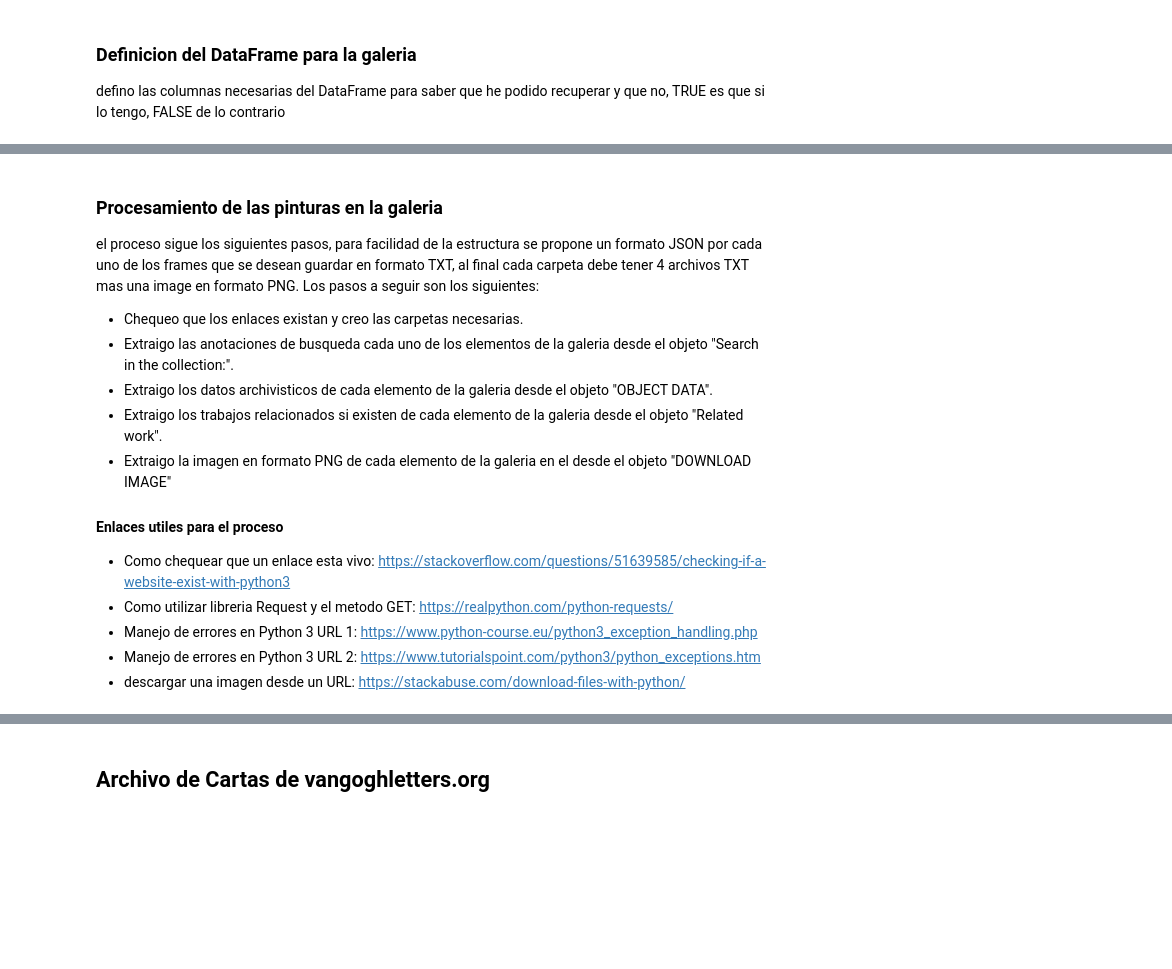
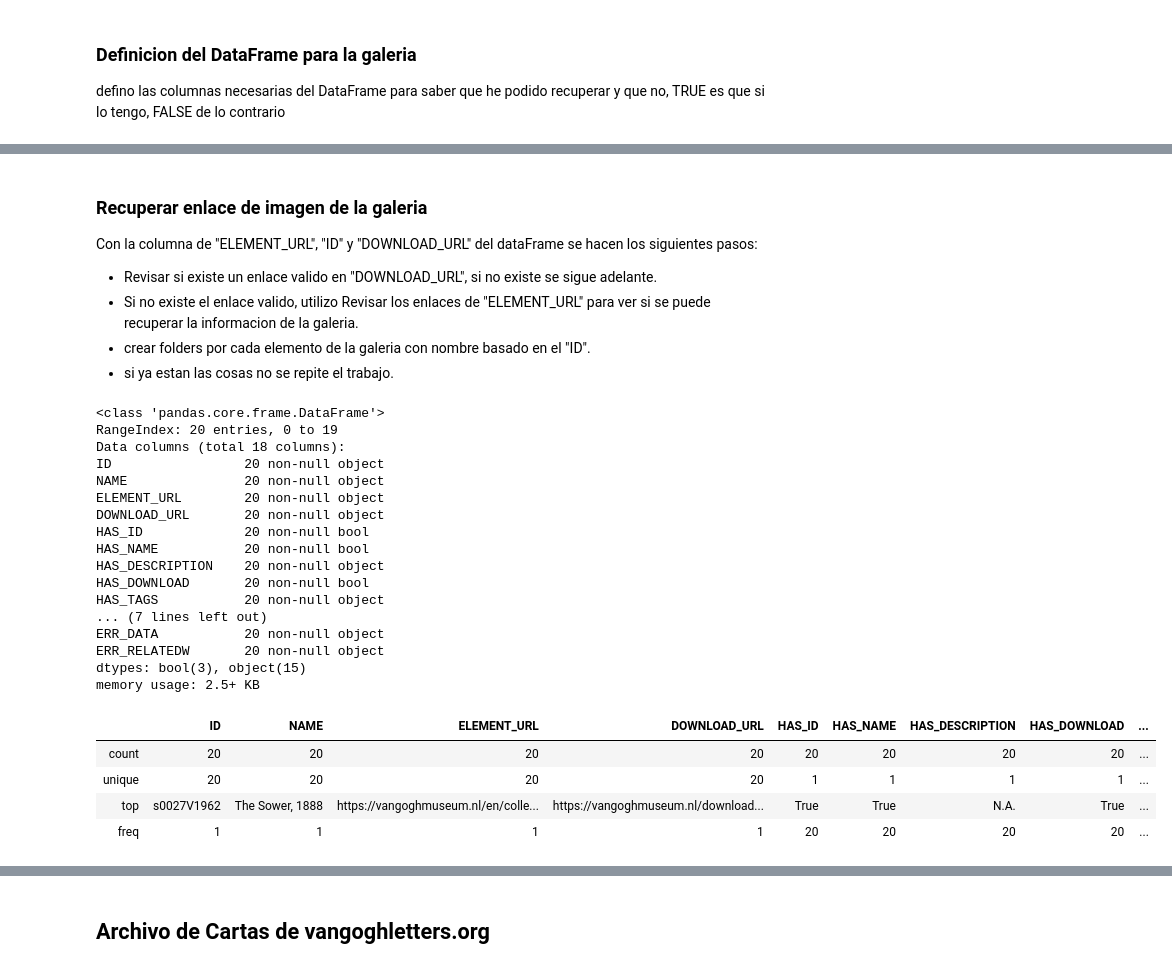
Before and after one commit to sa-artea/VVG-Letters-Scrapy, a Jupyter notebook: 01 - DataRecoveryVVG/ScrapingPinturas.ipynb, the cells around one changed output, grey strips where cells are left out. Drawn from its saved outputs; the diff is of its cells as text; code cells hidden in the pictures; blank space fills up the shorter version.

```diff
--- a/01 - DataRecoveryVVG/ScrapingPinturas.ipynb
+++ b/01 - DataRecoveryVVG/ScrapingPinturas.ipynb
@@ -238,11 +333,13 @@ if not os.path.exists(dataFolder):
 else:
 
     # sobreescribo el archivo siempre
+    # guardo los enlaces en un TXT por si acaso
     with open(os.path.join(os.getcwd(), dataFolder, galleryIndex), "w", encoding = "utf-8", errors = "ignore") as file:
         for link in links:
             file.write("%s\n" % link)
 
-    soupFrame.to_csv(os.path.join(os.getcwd(), dataFolder, galleryFile), sep = ",", encoding = "utf-8", mode = "w", na_rep = "N.A.")
+    # guardo el DataFrame segun las ultimas actualizaciones
+    paintsFrame.to_csv(os.path.join(os.getcwd(), dataFolder, galleryFile), sep = ",", index = False, encoding = "utf-8", mode = "w", na_rep = "N.A.")
 # %% [markdown]
 ### Directorio y Carpetas para persistencia
 configuro donde se va a guardar la informacion inicial dentro de OneDrive (gitHub no me deja), creo las carpetas y desacoplo el computador donde corre el script. Despues ejecuto los siguientes pasos:
@@ -299,0 +451,4 @@ elif os.path.exists(WORK_ROOT):
+# %%
+# actualizo el dataFrame para ver si hay errores
+paintsFrame["HAS_ID"] = hasList
+paintsFrame["ERR_ID"] = errList
@@ -300,2 +502,11 @@ elif os.path.exists(WORK_ROOT):
+# %% [markdown]
+### Recuperar enlace de imagen de la galeria
+Con la columna de "ELEMENT_URL", "ID" y "DOWNLOAD_URL" del dataFrame se hacen los siguientes pasos:
+
+- Revisar si existe un enlace valido en "DOWNLOAD_URL", si no existe se sigue adelante.
+- Si no existe el enlace valido, utilizo
+Revisar los enlaces de "ELEMENT_URL" para ver si se puede recuperar la informacion de la galeria.
+- crear folders por cada elemento de la galeria con nombre basado en el "ID".
+- si ya estan las cosas no se repite el trabajo.
 # %%
 # recorro el arreglo de enlaces habilitados para extraer la informacion
@@ -388,19 +595,32 @@ print("Repeated images: " + str(repeatCount))
-# %% [markdown]
-### Procesamiento de las pinturas en la galeria
-
-el proceso sigue los siguientes pasos, para facilidad de la estructura se propone un formato JSON por cada uno de los frames que se desean guardar en formato TXT, al final cada carpeta debe tener 4 archivos TXT mas una image en formato PNG. Los pasos a seguir son los siguientes:
-
-* Chequeo que los enlaces existan y creo las carpetas necesarias.
-* Extraigo las anotaciones de busqueda cada uno de los elementos de la galeria desde el objeto "Search in the collection:".
-* Extraigo los datos archivisticos de cada elemento de la galeria desde el objeto "OBJECT DATA".
-* Extraigo los trabajos relacionados si existen de cada elemento de la galeria desde el objeto "Related work".
-* Extraigo la imagen en formato PNG de cada elemento de la galeria en el desde el objeto "DOWNLOAD IMAGE"
-
-
- #### Enlaces utiles para el proceso
-
-- Como chequear que un enlace esta vivo: https://stackoverflow.com/questions/51639585/checking-if-a-website-exist-with-python3
-- Como utilizar libreria Request y el metodo GET: https://realpython.com/python-requests/
-- Manejo de errores en Python 3 URL 1: https://www.python-course.eu/python3_exception_handling.php
-- Manejo de errores en Python 3 URL 2: https://www.tutorialspoint.com/python3/python_exceptions.htm
-- descargar una imagen desde un URL: https://stackabuse.com/download-files-with-python/
+# %%
+# actualizo el dataFrame para ver si hay errores
+paintsFrame["DOWNLOAD_URL"] = newloads
+paintsFrame["HAS_DOWNLOAD"] = hasList
+paintsFrame["ERR_DOWNLOAD"] = errList
+# %%
+# chequeo como va el dataframe de procesamiento
+paintsFrame.info()
+paintsFrame.describe()
+# %% [output]
+<class 'pandas.core.frame.DataFrame'>
+RangeIndex: 20 entries, 0 to 19
+Data columns (total 18 columns):
+ID                 20 non-null object
+NAME               20 non-null object
+ELEMENT_URL        20 non-null object
+DOWNLOAD_URL       20 non-null object
+HAS_ID             20 non-null bool
+HAS_NAME           20 non-null bool
+HAS_DESCRIPTION    20 non-null object
+HAS_DOWNLOAD       20 non-null bool
+HAS_TAGS           20 non-null object
+... (7 lines left out)
+ERR_DATA           20 non-null object
+ERR_RELATEDW       20 non-null object
+dtypes: bool(3), object(15)
+memory usage: 2.5+ KB
+|  | ID | NAME | ELEMENT_URL | DOWNLOAD_URL | HAS_ID | HAS_NAME | HAS_DESCRIPTION | HAS_DOWNLOAD | ... |
+| count | 20 | 20 | 20 | 20 | 20 | 20 | 20 | 20 | ... |
+| unique | 20 | 20 | 20 | 20 | 1 | 1 | 1 | 1 | ... |
+| top | s0027V1962 | The Sower, 1888 | https://vangoghmuseum.nl/en/colle... | https://vangoghmuseum.nl/download... | True | True | N.A. | True | ... |
+| freq | 1 | 1 | 1 | 1 | 20 | 20 | 20 | 20 | ... |
```
Also changed, not shown: parts of 30 cells of this notebook, 2 other files.
